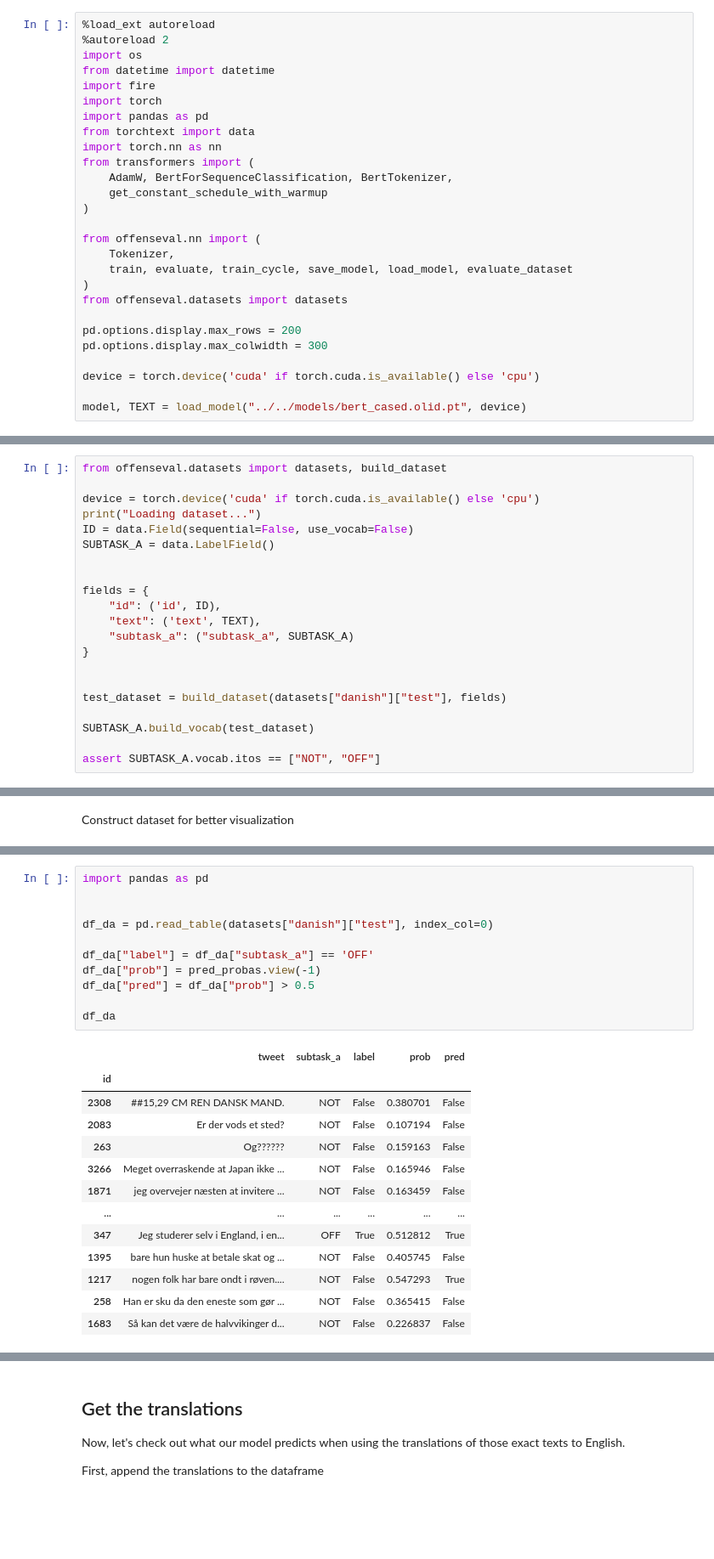
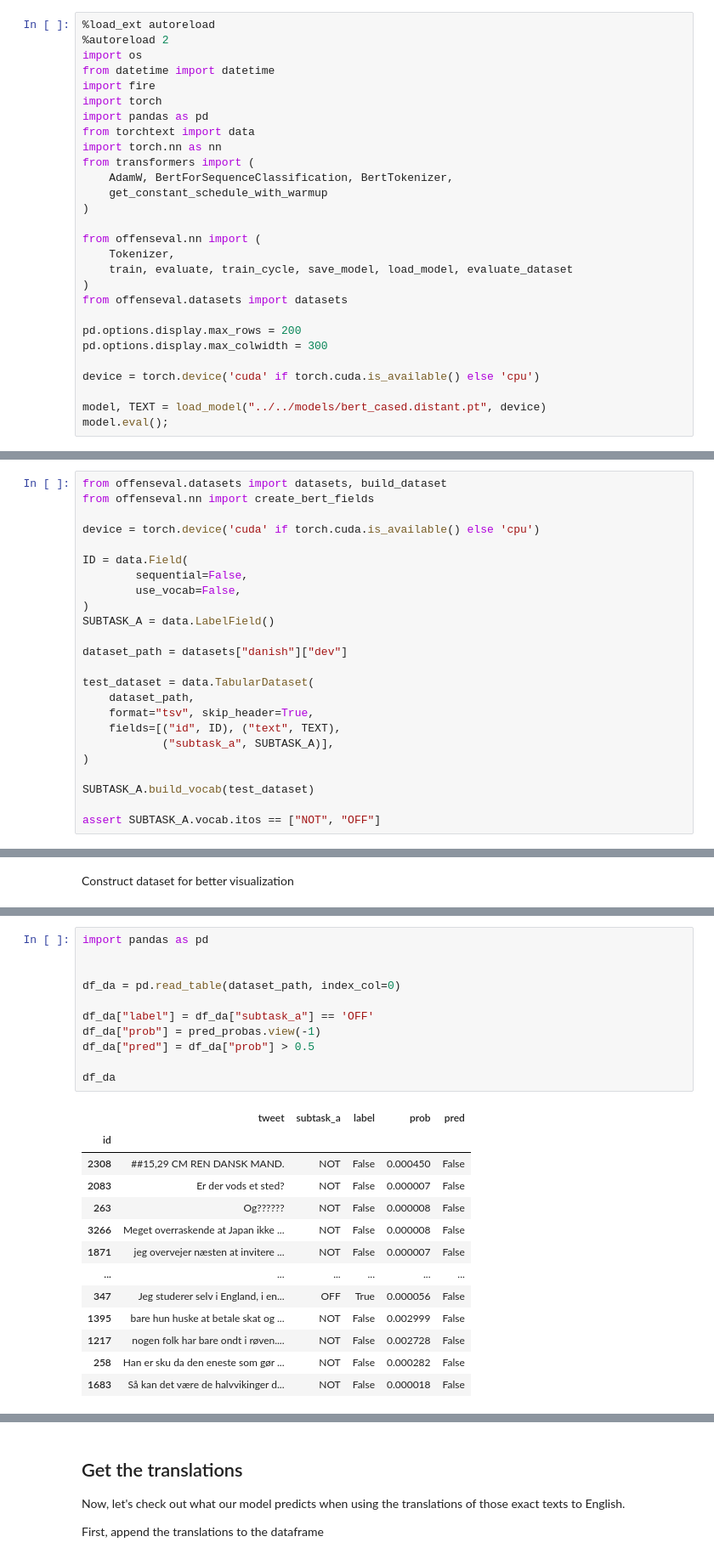
Before and after one commit to finiteautomata/offenseval2020, a Jupyter notebook: notebooks/Danish/Zero shot English.ipynb, the cells around one changed output, grey strips where cells are left out. Shown: that part at 85% size. Cells and saved outputs as stored; diff of their text form; blank space fills up the shorter version.

```diff
--- a/notebooks/Danish/Zero shot English.ipynb
+++ b/notebooks/Danish/Zero shot English.ipynb
@@ -30,26 +30,30 @@ pd.options.display.max_colwidth = 300
 
 device = torch.device('cuda' if torch.cuda.is_available() else 'cpu')
 
-model, TEXT = load_model("../../models/bert_cased.olid.pt", device)
+model, TEXT = load_model("../../models/bert_cased.distant.pt", device)
+model.eval();
 # %% [markdown]
 Create fields and some other boilerplate
 # %%
 from offenseval.datasets import datasets, build_dataset
+from offenseval.nn import create_bert_fields
 
 device = torch.device('cuda' if torch.cuda.is_available() else 'cpu')
-print("Loading dataset...")
-ID = data.Field(sequential=False, use_vocab=False)
+
+ID = data.Field(
+        sequential=False,
+        use_vocab=False,
+)
 SUBTASK_A = data.LabelField()
 
+dataset_path = datasets["danish"]["dev"]
 
-fields = {
-    "id": ('id', ID),
-    "text": ('text', TEXT),
-    "subtask_a": ("subtask_a", SUBTASK_A)
-}
-
-
-test_dataset = build_dataset(datasets["danish"]["test"], fields)
+test_dataset = data.TabularDataset(
+    dataset_path,
+    format="tsv", skip_header=True,
+    fields=[("id", ID), ("text", TEXT),
+            ("subtask_a", SUBTASK_A)],
+)
 
 SUBTASK_A.build_vocab(test_dataset)
 
@@ -89,28 +91,28 @@ Acc: 79.22% Macro F1: 0.622 Pos F1 0.369 Neg F1 0.876
 # %%
 import pandas as pd
 
 
-df_da = pd.read_table(datasets["danish"]["test"], index_col=0)
+df_da = pd.read_table(dataset_path, index_col=0)
 
 df_da["label"] = df_da["subtask_a"] == 'OFF'
 df_da["prob"] = pred_probas.view(-1)
 df_da["pred"] = df_da["prob"] > 0.5
 
 df_da
 # %% [output]
 |  | tweet | subtask_a | label | prob | pred |
 | id |  |  |  |  |  |
-| 2308 | ##15,29 CM REN DANSK MAND. | NOT | False | 0.380701 | False |
-| 2083 | Er der vods et sted? | NOT | False | 0.107194 | False |
-| 263 | Og?????? | NOT | False | 0.159163 | False |
-| 3266 | Meget overraskende at Japan ikke ... | NOT | False | 0.165946 | False |
-| 1871 | jeg overvejer næsten at invitere ... | NOT | False | 0.163459 | False |
+| 2308 | ##15,29 CM REN DANSK MAND. | NOT | False | 0.000450 | False |
+| 2083 | Er der vods et sted? | NOT | False | 0.000007 | False |
+| 263 | Og?????? | NOT | False | 0.000008 | False |
+| 3266 | Meget overraskende at Japan ikke ... | NOT | False | 0.000008 | False |
+| 1871 | jeg overvejer næsten at invitere ... | NOT | False | 0.000007 | False |
 | ... | ... | ... | ... | ... | ... |
-| 347 | Jeg studerer selv i England, i en... | OFF | True | 0.512812 | True |
-| 1395 | bare hun huske at betale skat og ... | NOT | False | 0.405745 | False |
-| 1217 | nogen folk har bare ondt i røven.... | NOT | False | 0.547293 | True |
-| 258 | Han er sku da den eneste som gør ... | NOT | False | 0.365415 | False |
-| 1683 | Så kan det være de halvvikinger d... | NOT | False | 0.226837 | False |
+| 347 | Jeg studerer selv i England, i en... | OFF | True | 0.000056 | False |
+| 1395 | bare hun huske at betale skat og ... | NOT | False | 0.002999 | False |
+| 1217 | nogen folk har bare ondt i røven.... | NOT | False | 0.002728 | False |
+| 258 | Han er sku da den eneste som gør ... | NOT | False | 0.000282 | False |
+| 1683 | Så kan det være de halvvikinger d... | NOT | False | 0.000018 | False |
 592 rows × 5 columns
 # %% [markdown]
 ## Get the translations
```
Also changed, not shown: parts of 23 cells of this notebook, 1 other file.
